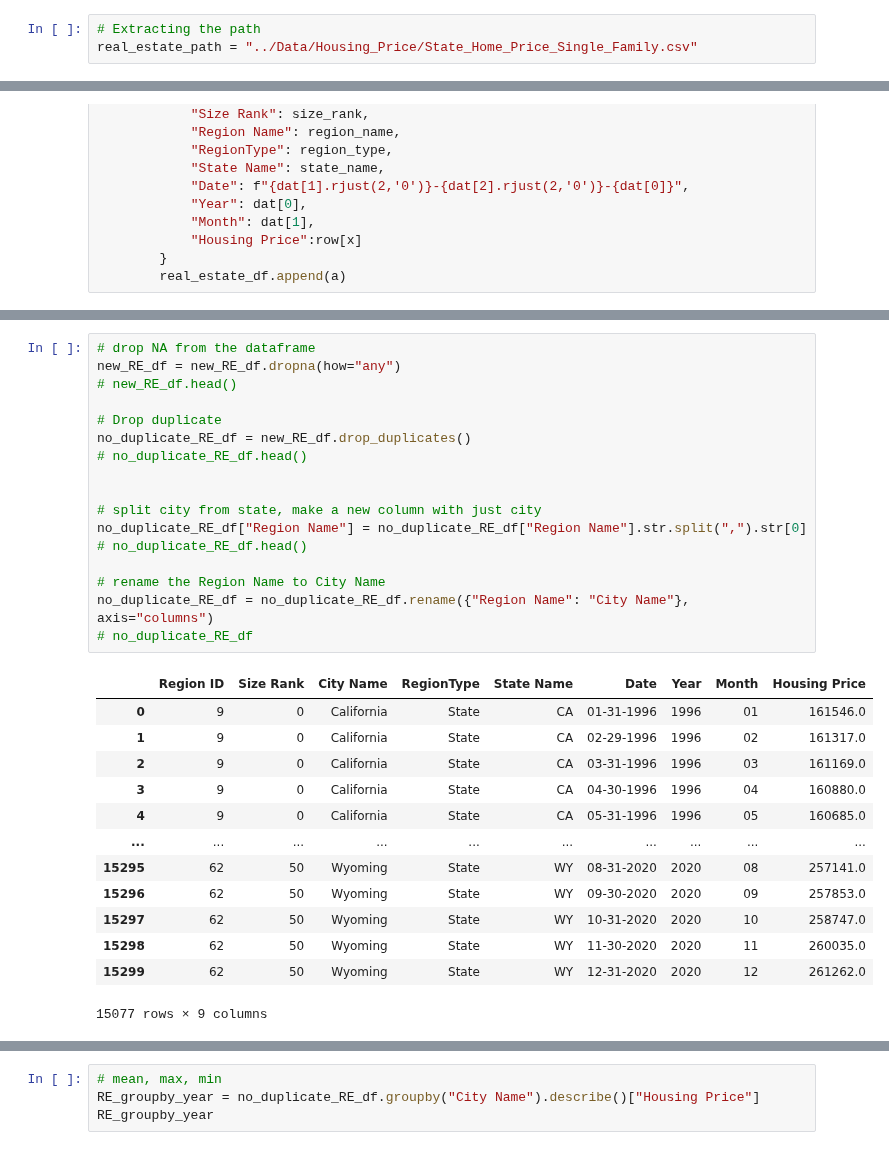
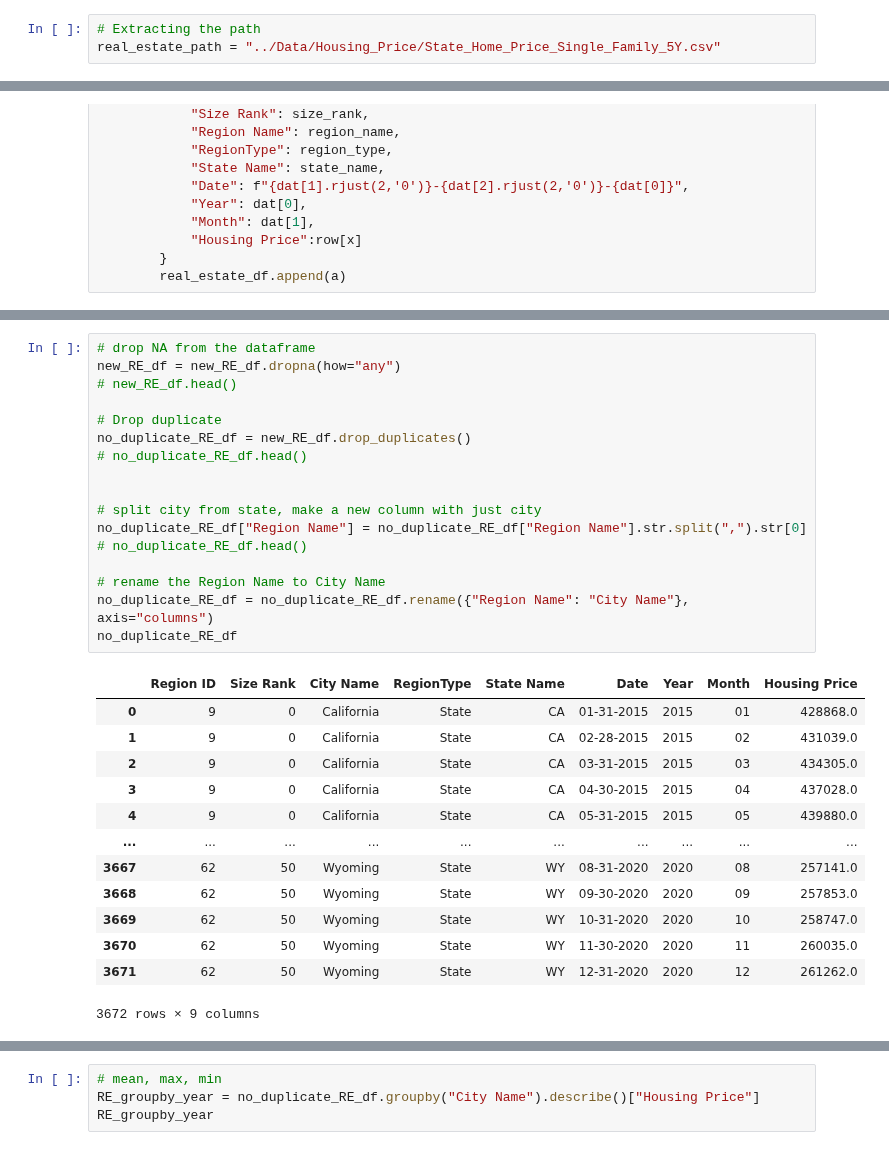
Before and after one commit to aliciasply/InterState-Migration, a Jupyter notebook: Code/Housing-Price-alicia.ipynb, the cells around one changed output, grey strips where cells are left out. Cells and saved outputs as stored; diff of their text form.

```diff
--- a/Code/Housing-Price-alicia.ipynb
+++ b/Code/Housing-Price-alicia.ipynb
@@ -18,7 +18,7 @@ Alicia's analysis
 * Zillow also publishes ZHVI for all single-family residences ($, typical value for all single-family homes in a given region), for condo/coops ($), for all homes with 1, 2, 3, 4 and 5+ bedrooms ($), and the ZHVI per square foot ($, typical value of all homes per square foot calculated by taking the estimated home value for each home in a given region and dividing it by the home’s square footage).
 # %%
 # Extracting the path
-real_estate_path = "../Data/Housing_Price/State_Home_Price_Single_Family.csv"
+real_estate_path = "../Data/Housing_Price/State_Home_Price_Single_Family_5Y.csv"
 # %%
 # Read Real Estate Data from Zillow (from year 2015 to 2020)
 # real_estate_data = pd.read_csv(real_estate_path)
@@ -84,31 +84,31 @@ new_RE_df
 # %%
 # drop NA from the dataframe
 new_RE_df = new_RE_df.dropna(how="any")
 # new_RE_df.head()
 
 # Drop duplicate
 no_duplicate_RE_df = new_RE_df.drop_duplicates()
 # no_duplicate_RE_df.head()
 
 
 # split city from state, make a new column with just city
 no_duplicate_RE_df["Region Name"] = no_duplicate_RE_df["Region Name"].str.split(",").str[0]
 # no_duplicate_RE_df.head()
 
 # rename the Region Name to City Name
 no_duplicate_RE_df = no_duplicate_RE_df.rename({"Region Name": "City Name"}, axis="columns")
-# no_duplicate_RE_df
+no_duplicate_RE_df
 # %% [output]
 |  | Region ID | Size Rank | City Name | RegionType | State Name | Date | Year | Month | Housing Price |
-| 0 | 9 | 0 | California | State | CA | 01-31-1996 | 1996 | 01 | 161546.0 |
-| 1 | 9 | 0 | California | State | CA | 02-29-1996 | 1996 | 02 | 161317.0 |
-| 2 | 9 | 0 | California | State | CA | 03-31-1996 | 1996 | 03 | 161169.0 |
-| 3 | 9 | 0 | California | State | CA | 04-30-1996 | 1996 | 04 | 160880.0 |
-| 4 | 9 | 0 | California | State | CA | 05-31-1996 | 1996 | 05 | 160685.0 |
+| 0 | 9 | 0 | California | State | CA | 01-31-2015 | 2015 | 01 | 428868.0 |
+| 1 | 9 | 0 | California | State | CA | 02-28-2015 | 2015 | 02 | 431039.0 |
+| 2 | 9 | 0 | California | State | CA | 03-31-2015 | 2015 | 03 | 434305.0 |
+| 3 | 9 | 0 | California | State | CA | 04-30-2015 | 2015 | 04 | 437028.0 |
+| 4 | 9 | 0 | California | State | CA | 05-31-2015 | 2015 | 05 | 439880.0 |
 | ... | ... | ... | ... | ... | ... | ... | ... | ... | ... |
-| 15295 | 62 | 50 | Wyoming | State | WY | 08-31-2020 | 2020 | 08 | 257141.0 |
-| 15296 | 62 | 50 | Wyoming | State | WY | 09-30-2020 | 2020 | 09 | 257853.0 |
-| 15297 | 62 | 50 | Wyoming | State | WY | 10-31-2020 | 2020 | 10 | 258747.0 |
-| 15298 | 62 | 50 | Wyoming | State | WY | 11-30-2020 | 2020 | 11 | 260035.0 |
-| 15299 | 62 | 50 | Wyoming | State | WY | 12-31-2020 | 2020 | 12 | 261262.0 |
+| 3667 | 62 | 50 | Wyoming | State | WY | 08-31-2020 | 2020 | 08 | 257141.0 |
+| 3668 | 62 | 50 | Wyoming | State | WY | 09-30-2020 | 2020 | 09 | 257853.0 |
+| 3669 | 62 | 50 | Wyoming | State | WY | 10-31-2020 | 2020 | 10 | 258747.0 |
+| 3670 | 62 | 50 | Wyoming | State | WY | 11-30-2020 | 2020 | 11 | 260035.0 |
+| 3671 | 62 | 50 | Wyoming | State | WY | 12-31-2020 | 2020 | 12 | 261262.0 |
-15077 rows × 9 columns
+3672 rows × 9 columns
```
Also changed, not shown: parts of 12 cells of this notebook, 3 other files.
